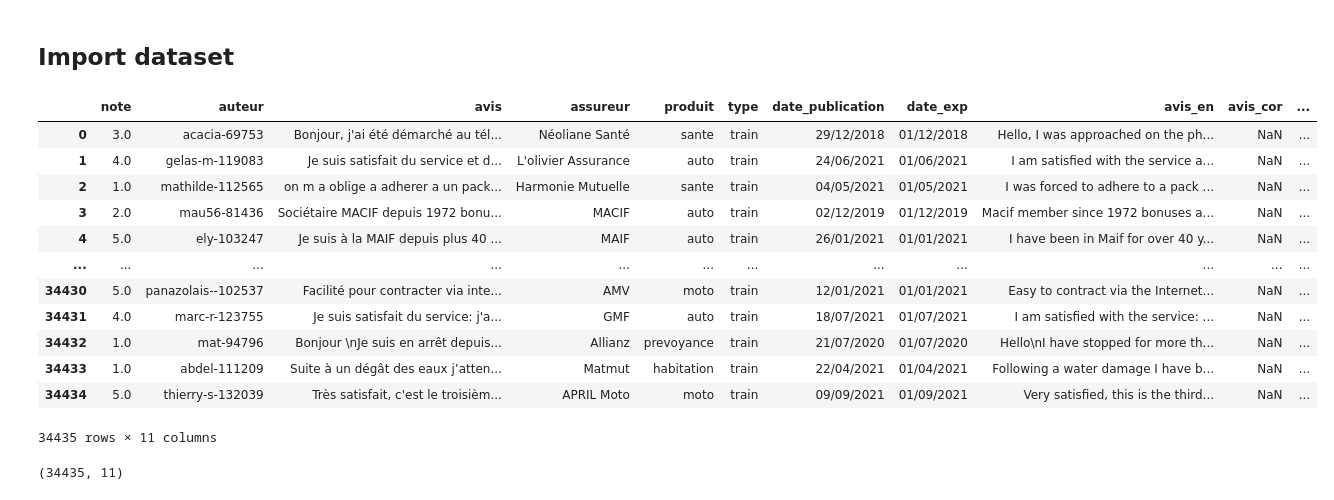
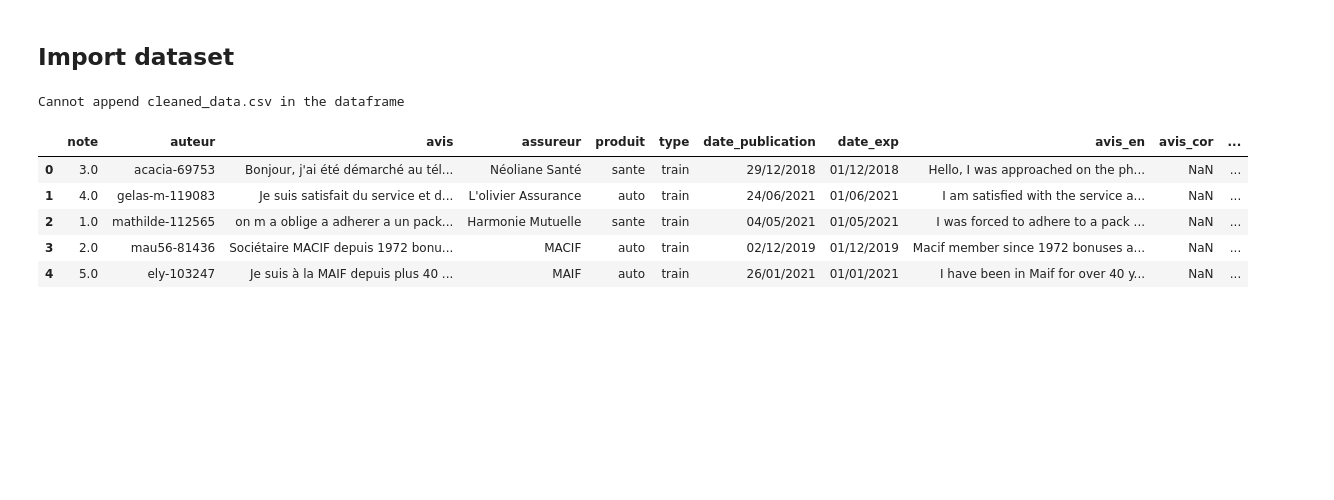
Before and after one commit to BastienCherel/NLP-Supervised-Learning, a Jupyter notebook: data_exploration.ipynb, the cells around one changed output. Drawn from its saved outputs; the diff is of its cells as text; code cells hidden in the pictures; blank space fills up the shorter version.

```diff
--- a/data_exploration.ipynb
+++ b/data_exploration.ipynb
@@ -5,32 +5,26 @@
 # %%
 import pandas as pd
 import os
 
 df = pd.DataFrame()
 directory_path = "data/"
 for file_name in os.listdir(directory_path):
     try:
         file_path = os.path.join(directory_path, file_name)
         # Read the CSV file into a temporary DataFrame
         temp_df = pd.read_excel(file_path, )
 
         # Append the contents to the main DataFrame
         df = pd.concat([df, temp_df], ignore_index=True)
     except:
         print(f"Cannot append {file_name} in the dataframe")
 
-df
+df.head()
 # %% [output]
+Cannot append cleaned_data.csv in the dataframe
 |  | note | auteur | avis | assureur | produit | type | date_publication | date_exp | avis_en | avis_cor | ... |
 | 0 | 3.0 | acacia-69753 | Bonjour, j'ai été démarché au tél... | Néoliane Santé | sante | train | 29/12/2018 | 01/12/2018 | Hello, I was approached on the ph... | NaN | ... |
 | 1 | 4.0 | gelas-m-119083 | Je suis satisfait du service et d... | L'olivier Assurance | auto | train | 24/06/2021 | 01/06/2021 | I am satisfied with the service a... | NaN | ... |
 | 2 | 1.0 | mathilde-112565 | on m a oblige a adherer a un pack... | Harmonie Mutuelle | sante | train | 04/05/2021 | 01/05/2021 | I was forced to adhere to a pack ... | NaN | ... |
 | 3 | 2.0 | mau56-81436 | Sociétaire MACIF depuis 1972 bonu... | MACIF | auto | train | 02/12/2019 | 01/12/2019 | Macif member since 1972 bonuses a... | NaN | ... |
 | 4 | 5.0 | ely-103247 | Je suis à la MAIF depuis plus 40 ... | MAIF | auto | train | 26/01/2021 | 01/01/2021 | I have been in Maif for over 40 y... | NaN | ... |
-| ... | ... | ... | ... | ... | ... | ... | ... | ... | ... | ... | ... |
-| 34430 | 5.0 | panazolais--102537 | Facilité pour contracter via inte... | AMV | moto | train | 12/01/2021 | 01/01/2021 | Easy to contract via the Internet... | NaN | ... |
-| 34431 | 4.0 | marc-r-123755 | Je suis satisfait du service: j'a... | GMF | auto | train | 18/07/2021 | 01/07/2021 | I am satisfied with the service: ... | NaN | ... |
-| 34432 | 1.0 | mat-94796 | Bonjour \nJe suis en arrêt depuis... | Allianz | prevoyance | train | 21/07/2020 | 01/07/2020 | Hello\nI have stopped for more th... | NaN | ... |
-| 34433 | 1.0 | abdel-111209 | Suite à un dégât des eaux j’atten... | Matmut | habitation | train | 22/04/2021 | 01/04/2021 | Following a water damage I have b... | NaN | ... |
-| 34434 | 5.0 | thierry-s-132039 | Très satisfait, c'est le troisièm... | APRIL Moto | moto | train | 09/09/2021 | 01/09/2021 | Very satisfied, this is the third... | NaN | ... |
-34435 rows × 11 columns
@@ -41,7 +44,3 @@ df['date_exp'] = pd.to_datetime(df['date_exp'], dayfirst=True)
-# %%
-df.shape
-# %% [output]
-(34435, 11)
 # %%
 df.info()
 # %% [output]
```
Also changed, not shown: parts of 17 cells of this notebook, 3 other files.
